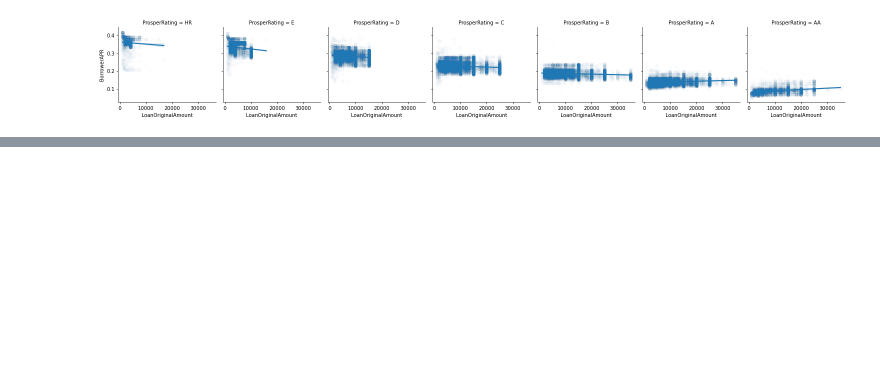
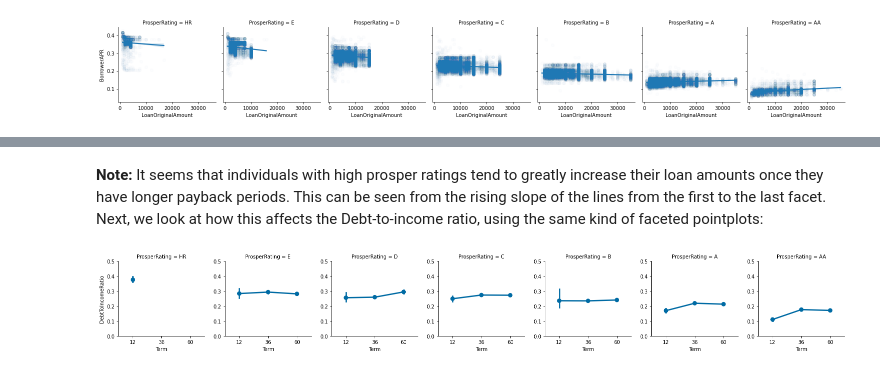
Before and after one commit to Lippins/Prosper-Loan-Data, a Jupyter notebook: exploration.ipynb, the cells around one changed output, grey strips where cells are left out. Cells and saved outputs as stored; diff of their text form; code cells hidden in the pictures; blank space fills up the shorter version.

```diff
--- a/exploration.ipynb
+++ b/exploration.ipynb
@@ -910,0 +935,11 @@ fig.map(sns.regplot, 'LoanOriginalAmount', 'BorrowerAPR', color=colors[1], scatt
+# %% [markdown]
+**Note:** It seems that individuals with high prosper ratings tend to greatly increase their loan amounts once they have longer payback periods. This can be seen from the rising slope of the lines from the first to the last facet. Next, we look at how this affects the Debt-to-income ratio, using the same kind of faceted pointplots:
+# %%
+fig = sns.FacetGrid(data=loan_df, col='ProsperRating', sharey=False)
+fig.map(sns.pointplot, 'Term', 'DebtToIncomeRatio', order=None)
+# Limit y-axis for all facets from 0 to 0.5
+for ax in fig.axes:
+    for i in range(7):
+        ax[i].set_ylim(0, 0.5)
+# %% [output]
+[figure, added]
```
Also changed, not shown: parts of 13 cells of this notebook.
